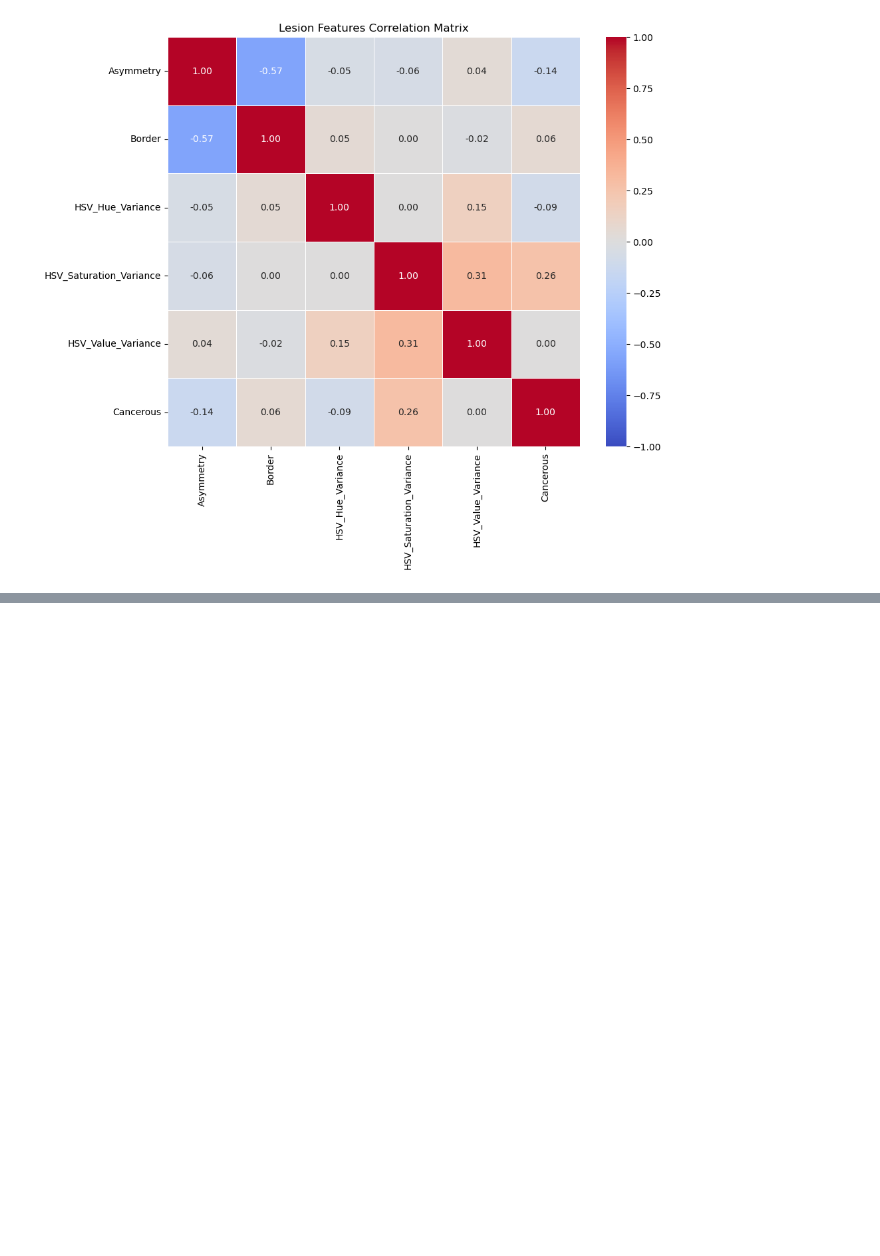
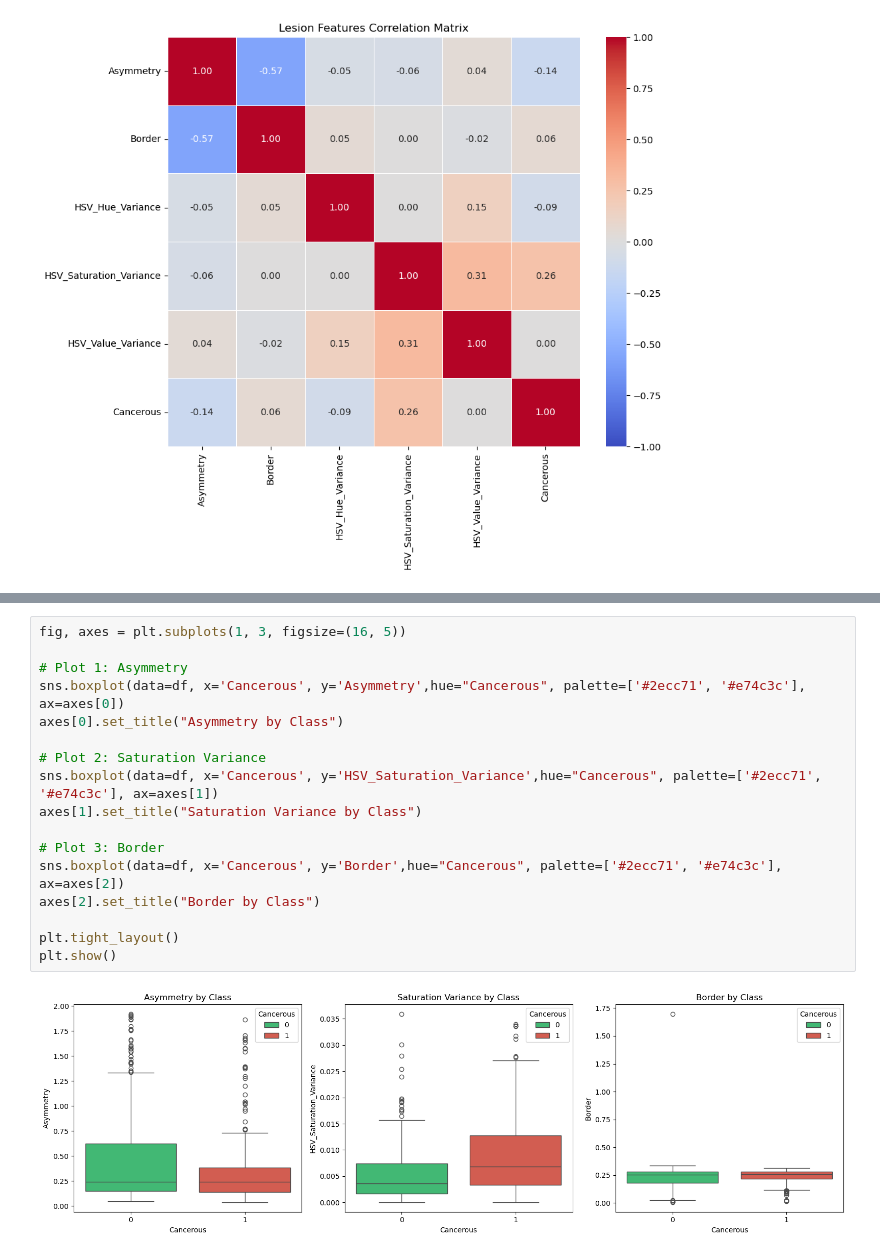
Before and after one commit to SofieITU/Lizards, a Jupyter notebook: src/eda_Hunor.ipynb, the cells around one changed output, grey strips where cells are left out. Cells and saved outputs as stored; diff of their text form; blank space fills up the shorter version.

```diff
--- a/src/eda_Hunor.ipynb
+++ b/src/eda_Hunor.ipynb
@@ -69,0 +80,19 @@ plt.show()
+# %%
+fig, axes = plt.subplots(1, 3, figsize=(16, 5))
+
+# Plot 1: Asymmetry
+sns.boxplot(data=df, x='Cancerous', y='Asymmetry',hue="Cancerous", palette=['#2ecc71', '#e74c3c'], ax=axes[0])
+axes[0].set_title("Asymmetry by Class")
+
+# Plot 2: Saturation Variance
+sns.boxplot(data=df, x='Cancerous', y='HSV_Saturation_Variance',hue="Cancerous", palette=['#2ecc71', '#e74c3c'], ax=axes[1])
+axes[1].set_title("Saturation Variance by Class")
+
+# Plot 3: Border
+sns.boxplot(data=df, x='Cancerous', y='Border',hue="Cancerous", palette=['#2ecc71', '#e74c3c'], ax=axes[2])
+axes[2].set_title("Border by Class")
+
+plt.tight_layout()
+plt.show()
+# %% [output]
+[figure, added]
```
Also changed, not shown: parts of 3 cells of this notebook.
